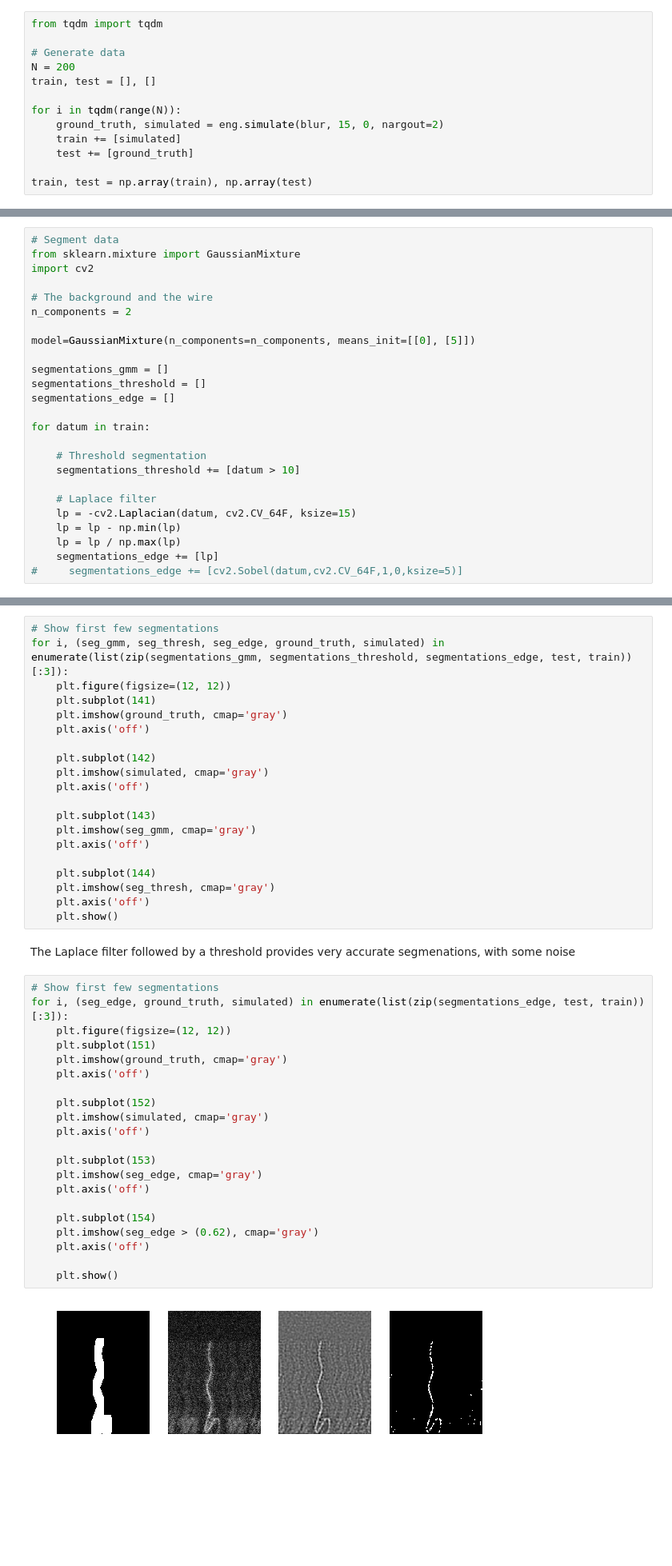
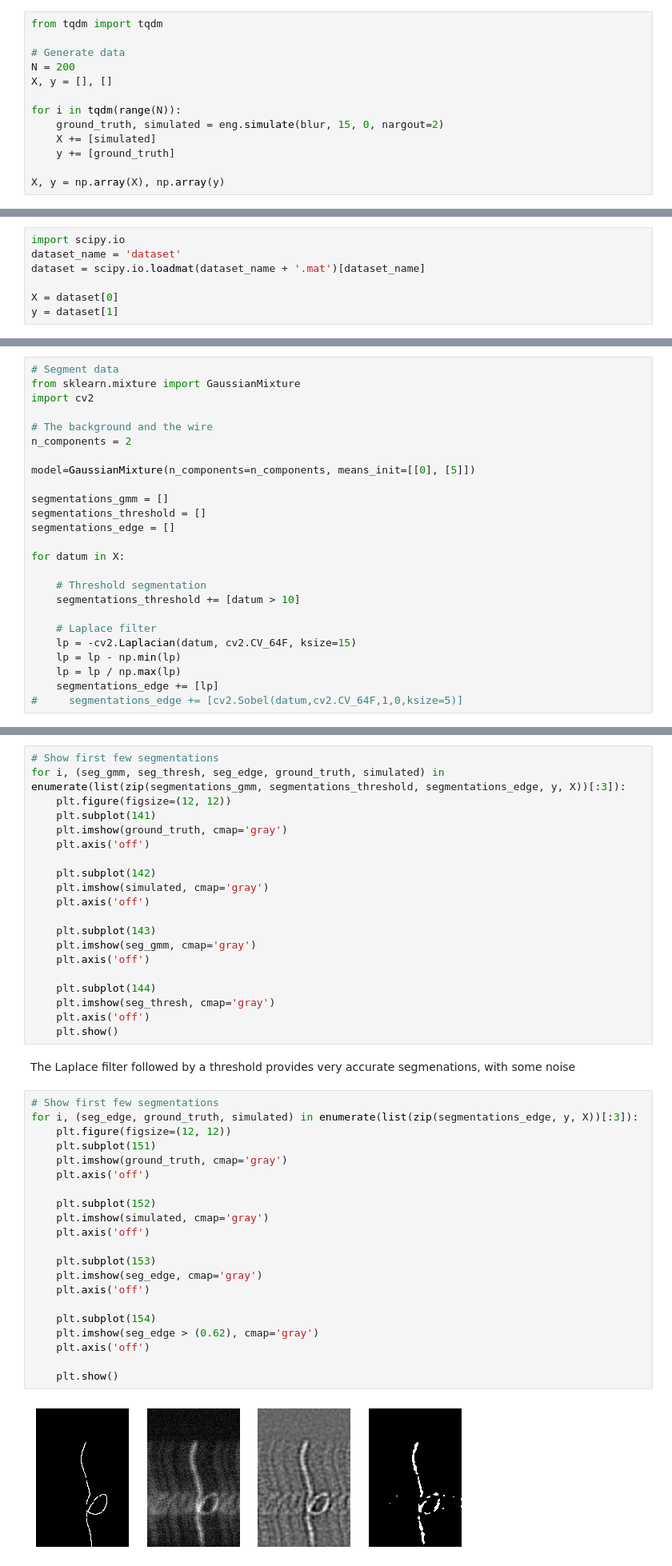
Before and after one commit to RobbieHolland/AIWire, a Jupyter notebook: segmentation.ipynb, the cells around one changed output, grey strips where cells are left out. Shown at 80% size. Saved outputs shown, nothing was run; the diff lists cells and outputs as text; blank space fills up the shorter version.

```diff
--- a/segmentation.ipynb
+++ b/segmentation.ipynb
@@ -44,11 +40,11 @@ from tqdm import tqdm
 
 # Generate data
 N = 200
-train, test = [], []
+X, y = [], []
 
 for i in tqdm(range(N)):
     ground_truth, simulated = eng.simulate(blur, 15, 0, nargout=2)
-    train += [simulated]
-    test += [ground_truth]
+    X += [simulated]
+    y += [ground_truth]
 
-train, test = np.array(train), np.array(test)
+X, y = np.array(X), np.array(y)
@@ -55,2 +54,9 @@ train, test = np.array(train), np.array(test)
+# %%
+import scipy.io
+dataset_name = 'dataset'
+dataset = scipy.io.loadmat(dataset_name + '.mat')[dataset_name]
+
+X = dataset[0]
+y = dataset[1]
 # %%
 # Look at statistics of data
@@ -97,7 +103,7 @@ segmentations_gmm = []
 segmentations_threshold = []
 segmentations_edge = []
 
-for datum in train:
+for datum in X:
 
     # Threshold segmentation
     segmentations_threshold += [datum > 10]
@@ -114,7 +120,7 @@ for datum in train:
 Clearly, the GMM is not very good since the noise can have the same intensity as the wire.
 # %%
 # Show first few segmentations
-for i, (seg_gmm, seg_thresh, seg_edge, ground_truth, simulated) in enumerate(list(zip(segmentations_gmm, segmentations_threshold, segmentations_edge, test, train))[:3]):
+for i, (seg_gmm, seg_thresh, seg_edge, ground_truth, simulated) in enumerate(list(zip(segmentations_gmm, segmentations_threshold, segmentations_edge, y, X))[:3]):
     plt.figure(figsize=(12, 12))
     plt.subplot(141)
     plt.imshow(ground_truth, cmap='gray')
@@ -136,24 +142,24 @@ for i, (seg_gmm, seg_thresh, seg_edge, ground_truth, simulated) in enumerate(lis
 The Laplace filter followed by a threshold provides very accurate segmenations, with some noise
 # %%
 # Show first few segmentations
-for i, (seg_edge, ground_truth, simulated) in enumerate(list(zip(segmentations_edge, test, train))[:3]):
+for i, (seg_edge, ground_truth, simulated) in enumerate(list(zip(segmentations_edge, y, X))[:3]):
     plt.figure(figsize=(12, 12))
     plt.subplot(151)
     plt.imshow(ground_truth, cmap='gray')
     plt.axis('off')
 
     plt.subplot(152)
     plt.imshow(simulated, cmap='gray')
     plt.axis('off')
 
     plt.subplot(153)
     plt.imshow(seg_edge, cmap='gray')
     plt.axis('off')
 
     plt.subplot(154)
     plt.imshow(seg_edge > (0.62), cmap='gray')
     plt.axis('off')
 
     plt.show()
 # %% [output]
-[figure, old version]
+[figure, new version]
```
Also changed, not shown: parts of 9 cells of this notebook, 9 other files.
